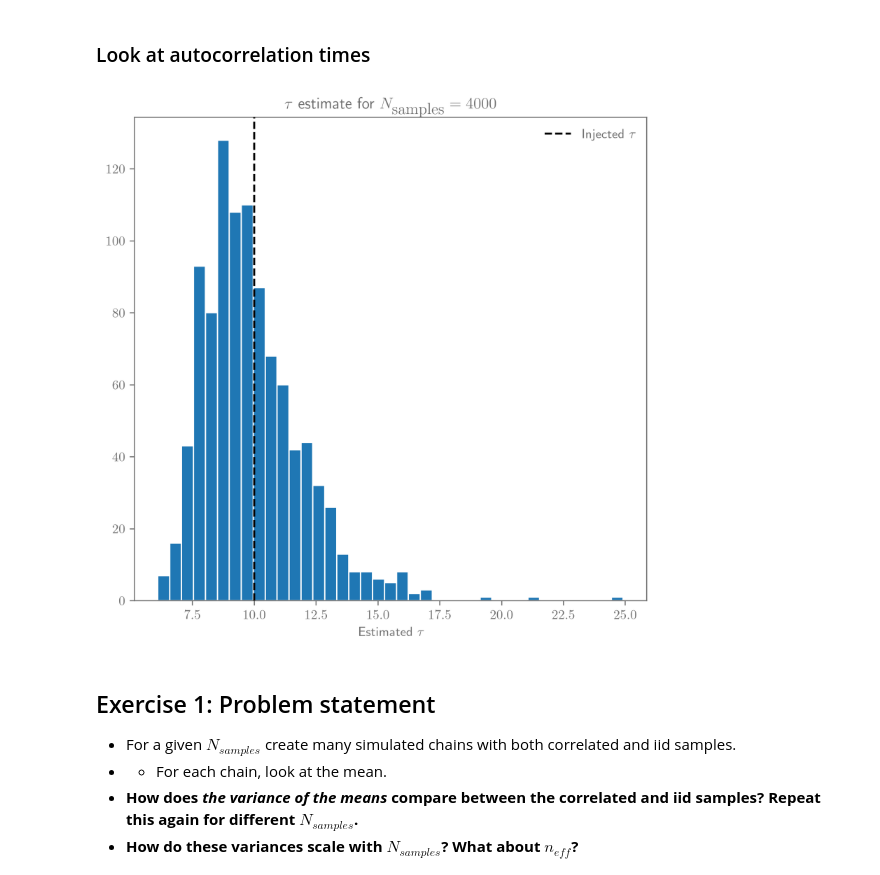
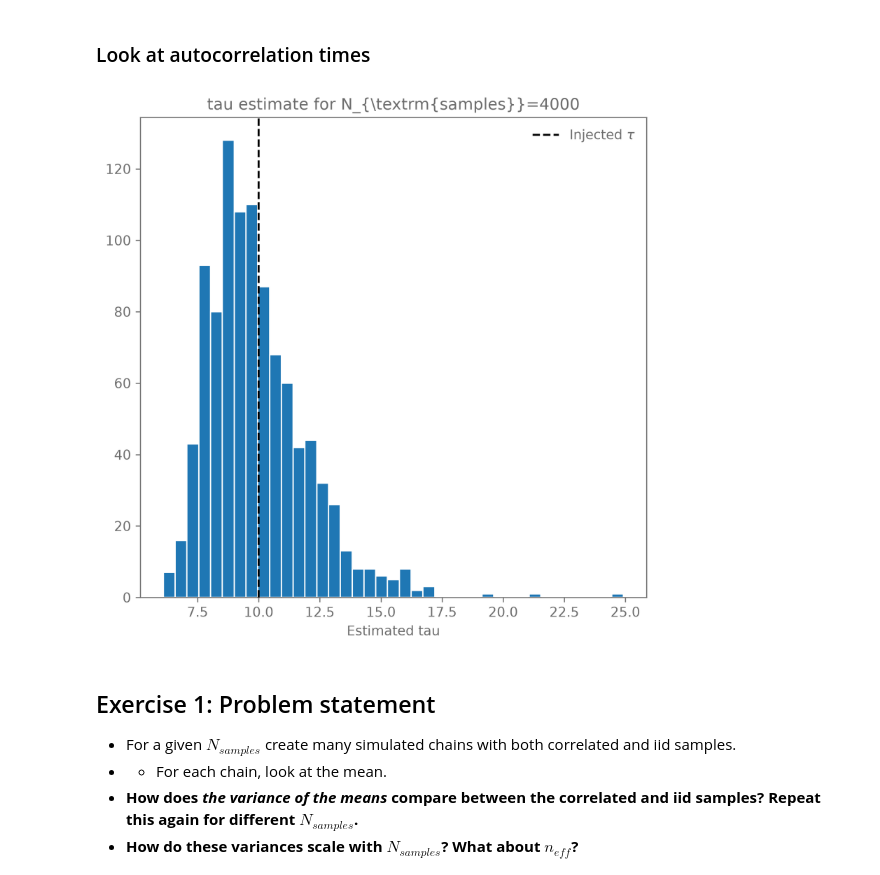
Before and after one commit to Miiirrex/Bayesian-Stats-HS2026, a Jupyter notebook: my_solutions/week7_model_checking.ipynb, the cells around one changed output. Saved outputs shown, nothing was run; the diff lists cells and outputs as text; code cells hidden in the pictures.

```diff
--- a/my_solutions/week7_model_checking.ipynb
+++ b/my_solutions/week7_model_checking.ipynb
@@ -9,7 +9,7 @@ from emcee.autocorr import integrated_time
 from scipy.signal import lfilter
 import arviz
 
-plt.rcParams['text.usetex'] = True # comment out if you don't have latex installed. May cause errors downstream in titles, etc.
+#plt.rcParams['text.usetex'] = True # comment out if you don't have latex installed. May cause errors downstream in titles, etc.
 figdir = Path('./')
 savefigs = True
 # %% [markdown]
@@ -112,17 +114,17 @@ taus = [integrated_time(ar1(Nsamples, tau_autocorr, rng), quiet=True, tol=0)[0]
 # %%
 plt.figure(figsize=(6, 6))
 plt.hist(taus, bins='auto', edgecolor='w')
 ax = plt.gca()
 ax.axvline(tau_autocorr, c='k', ls='--', zorder=100, label='Injected $\\tau$')
-plt.xlabel("Estimated $\\tau$")
-plt.title(f'$\\tau$ estimate for $N_{{\\textrm{{samples}}}}={Nsamples}$')
+plt.xlabel("Estimated tau")
+plt.title(f'tau estimate for N_{{\\textrm{{samples}}}}={Nsamples}')
 plt.legend()
 plt.tight_layout()
 if savefigs:
     plt.savefig(figdir / "tau_estimates.pdf")
 plt.show()
 # %% [output]
-[figure, old version]
+[figure, new version]
 # %% [markdown]
 ## Exercise 1: Problem statement
 
```
Also changed, not shown: parts of 9 cells of this notebook, 2 other files.
